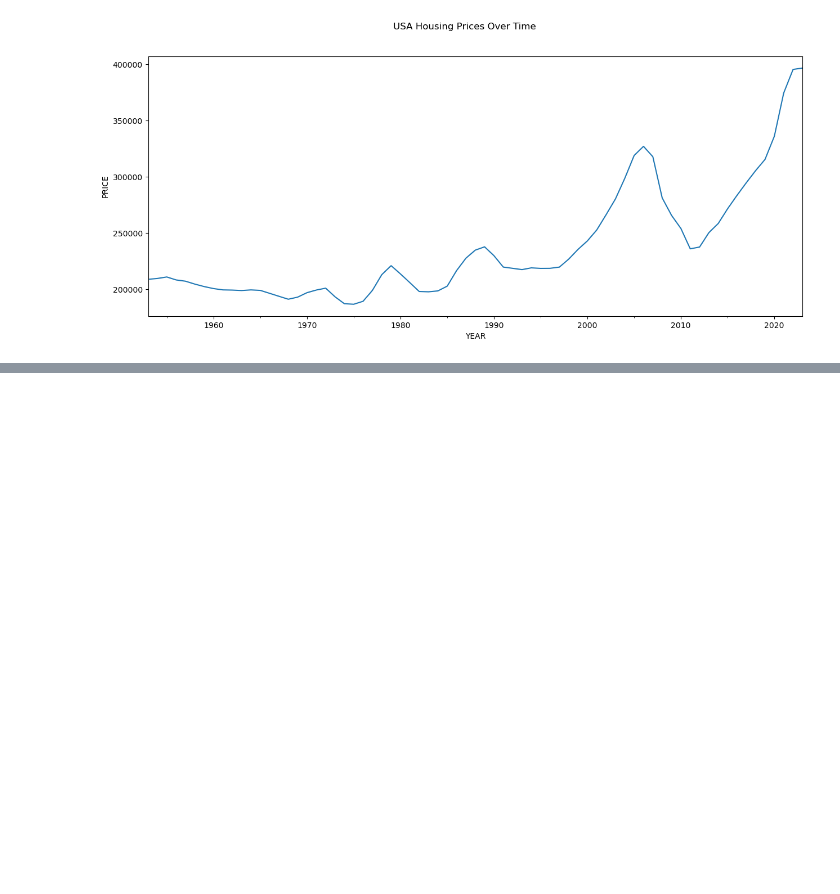
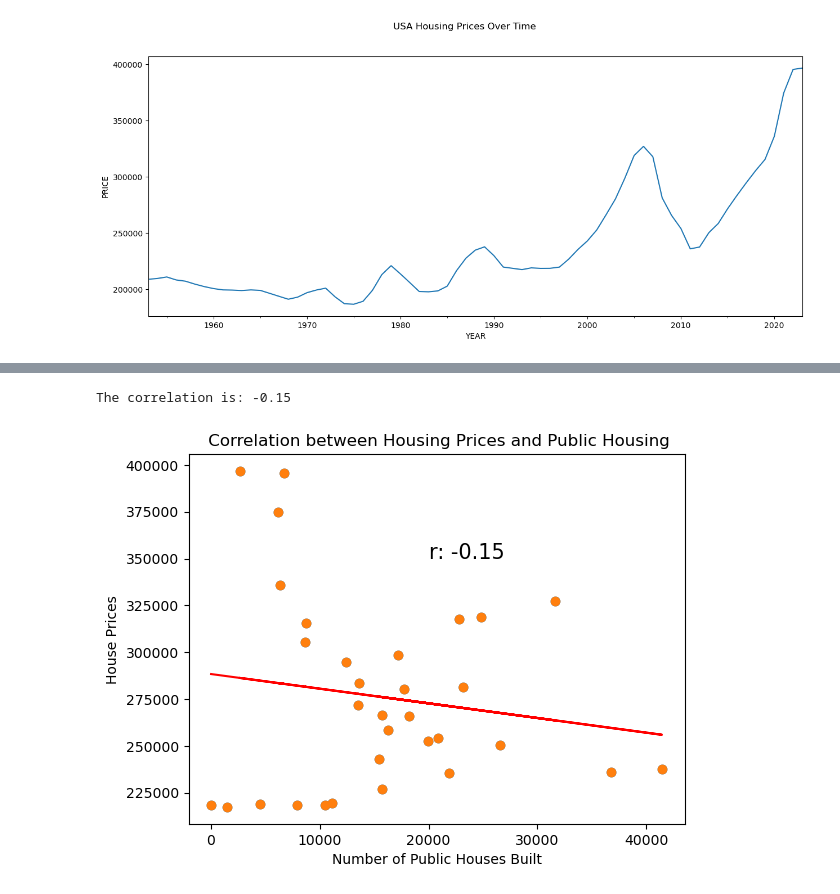
Before and after one commit to msills30/public-housing, a Jupyter notebook: Public_Housing.ipynb, the cells around one changed output, grey strips where cells are left out. Cells and saved outputs as stored; diff of their text form; code cells hidden in the pictures; blank space fills up the shorter version.

```diff
--- a/Public_Housing.ipynb
+++ b/Public_Housing.ipynb
@@ -91,3 +92,6 @@ plt.ylabel('PRICE')
 plt.show()
 # %% [output]
 [figure]
+# %%
+house_1992 = yearly_mean.loc['1992-01-01':]
+house_1992
@@ -93,0 +117,3 @@ plt.show()
+# %%
+yearly_total_built = yearly_built.groupby(['Year'])['TOTAL_HOME_UNITS'].sum().reset_index()
+yearly_total_built
@@ -93,0 +138,29 @@ plt.show()
+# %%
+import scipy.stats as st
+from scipy.stats import linregress
+import statsmodels.formula.api as smf
+
+# Plot out correlation
+x_values = yearly_total_built['TOTAL_HOME_UNITS']
+y_values = house_1992['CPI-Adjusted Price']
+plt.scatter(x_values,y_values)
+plt.title(" Correlation between Housing Prices and Public Housing")
+plt.xlabel('Number of Public Houses Built')
+plt.ylabel('House Prices')
+
+# Print out the r-squared value along with the plot.
+(slope, intercept, rvalue, pvalue, stderr) = linregress(x_values, y_values)
+regress_values = x_values * slope + intercept
+line_eq = "y = " + str(round(slope,3)) + "x + " + str(round(intercept,3))
+plt.scatter(x_values,y_values)
+plt.plot(x_values,regress_values,"r-")
+plt.annotate(line_eq,(100,60),fontsize=15,color="red")
+
+rvalue_rounded = round(rvalue, 2)
+plt.annotate(f"r: {rvalue_rounded}",(20000,350000),fontsize=15, color = "black")
+print(f"The correlation is: {rvalue_rounded}")
+print(f"")
+plt.show()
+# %% [output]
+The correlation is: -0.15
+[figure, added]
```
Also changed, not shown: parts of 6 cells of this notebook, 1 other file.
